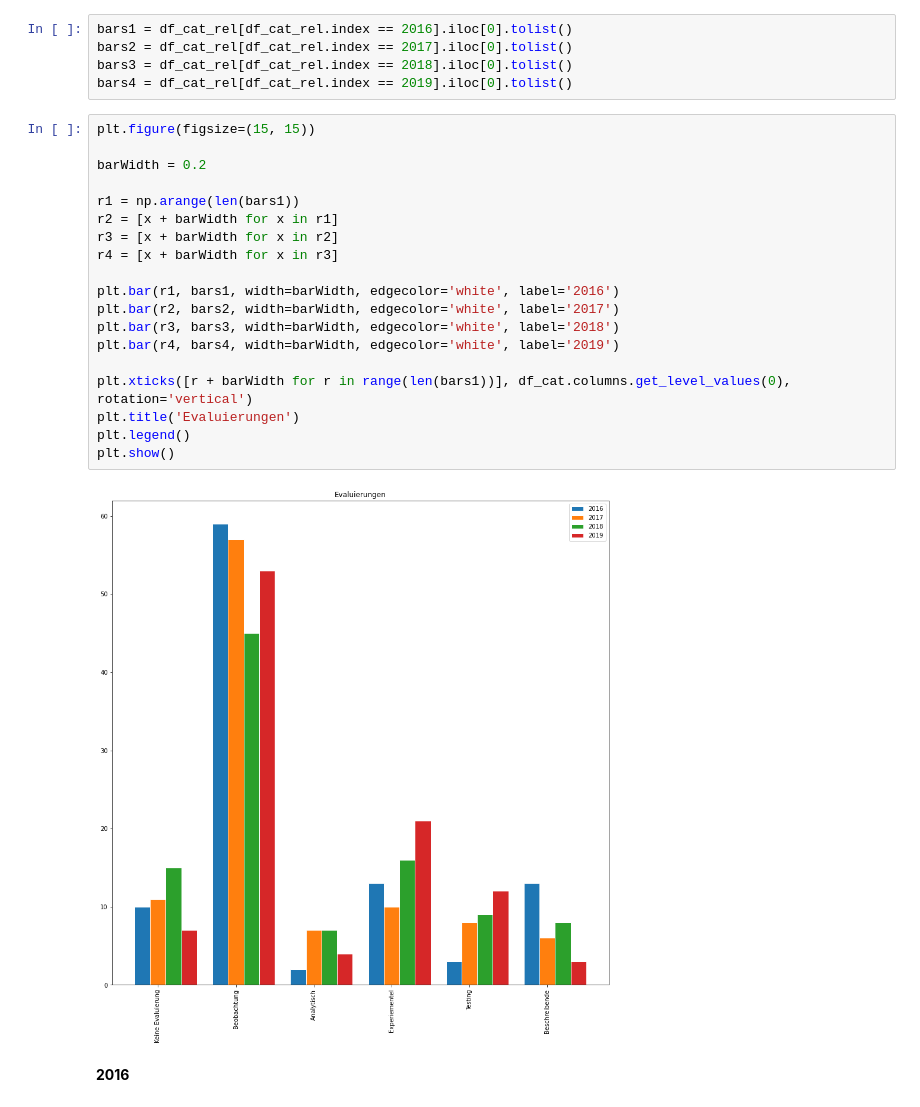
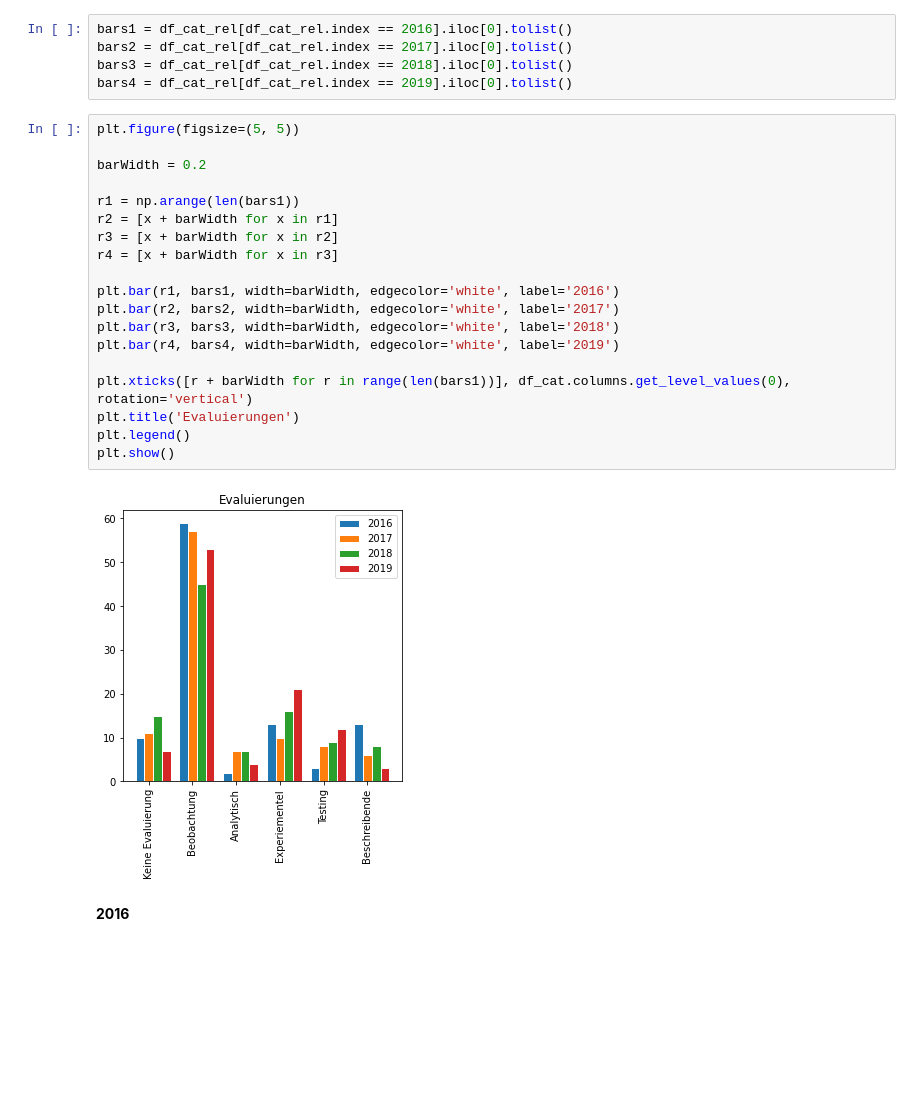
Before and after one commit to FabianSer/Design-Science-Research, a Jupyter notebook: notebook.ipynb, the cells around one changed output. Cells and saved outputs as stored; diff of their text form; blank space fills up the shorter version.

```diff
--- a/notebook.ipynb
+++ b/notebook.ipynb
@@ -460,26 +460,26 @@ bars2 = df_cat_rel[df_cat_rel.index == 2017].iloc[0].tolist()
 bars3 = df_cat_rel[df_cat_rel.index == 2018].iloc[0].tolist()
 bars4 = df_cat_rel[df_cat_rel.index == 2019].iloc[0].tolist()
 # %%
-plt.figure(figsize=(15, 15))
+plt.figure(figsize=(5, 5))
 
 barWidth = 0.2
 
 r1 = np.arange(len(bars1))
 r2 = [x + barWidth for x in r1]
 r3 = [x + barWidth for x in r2]
 r4 = [x + barWidth for x in r3]
 
 plt.bar(r1, bars1, width=barWidth, edgecolor='white', label='2016')
 plt.bar(r2, bars2, width=barWidth, edgecolor='white', label='2017')
 plt.bar(r3, bars3, width=barWidth, edgecolor='white', label='2018')
 plt.bar(r4, bars4, width=barWidth, edgecolor='white', label='2019')
 
 plt.xticks([r + barWidth for r in range(len(bars1))], df_cat.columns.get_level_values(0), rotation='vertical')
 plt.title('Evaluierungen')
 plt.legend()
 plt.show()
 # %% [output]
-[figure, old version]
+[figure, new version]
 # %% [markdown]
 **2016**
 # %%
```
Also changed, not shown: parts of 1 cell of this notebook, 1 other file.
